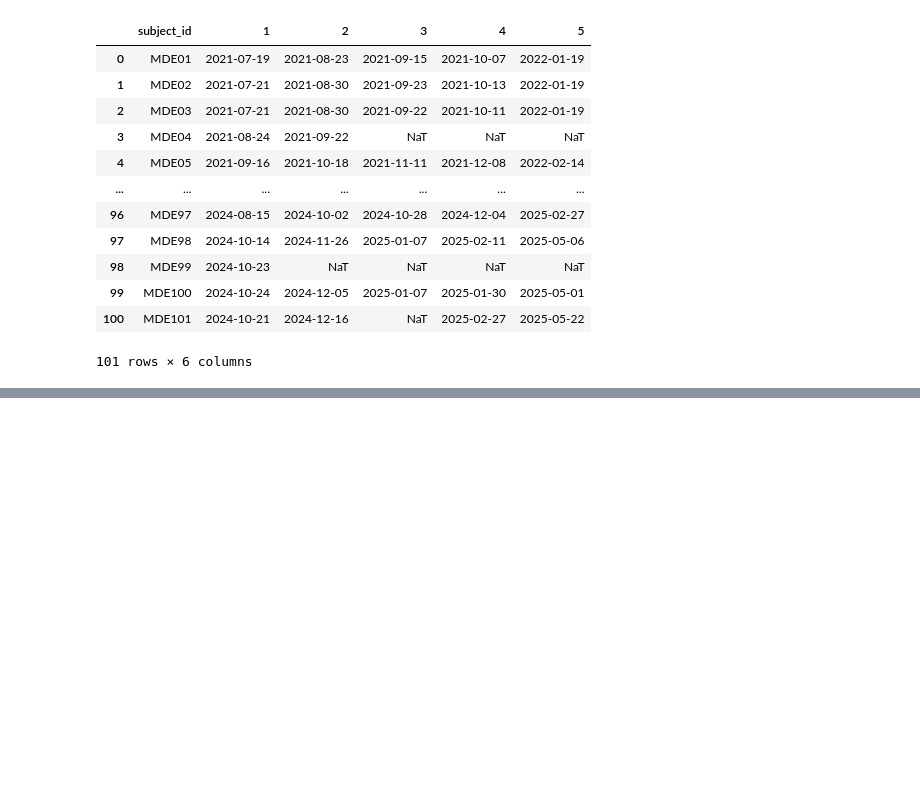
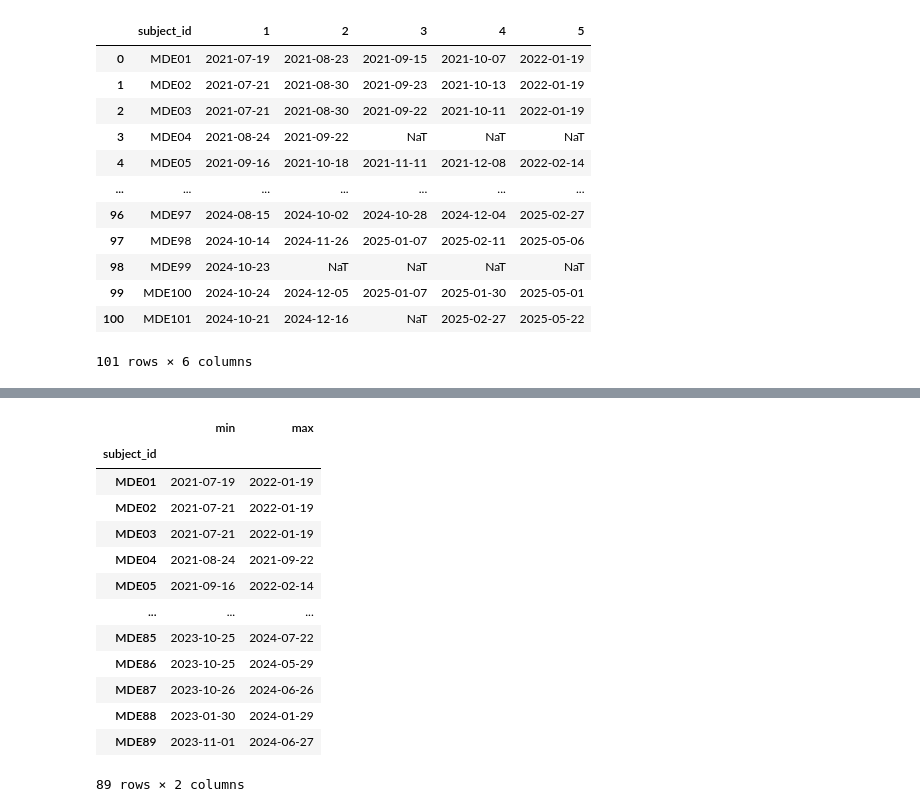
Before and after one commit to OHNLP/activity_tracker, a Jupyter notebook: notebooks/visit_analysis.ipynb, the cells around one changed output, grey strips where cells are left out. Saved outputs shown, nothing was run; the diff lists cells and outputs as text; code cells hidden in the pictures; blank space fills up the shorter version.

```diff
--- a/notebooks/visit_analysis.ipynb
+++ b/notebooks/visit_analysis.ipynb
@@ -19,4 +21,5 @@ mde_study_log_path = pathlib.Path("../data/raw/MDE study log.csv")
 # %%
+
 def make_unique_columns(cols):
     seen = {}
     result = []
@@ -48,8 +51,7 @@ def sanitize_column(col):
 
 def stack_visits(df, group_label):
     df = df.rename(columns={"Participant ID": "subject_id"})
-    visit_markers = sorted([col for col in df.columns if col.startswith("V") and len(col) == 2 and col[1].isdigit()],
-                           key=lambda x: int(x[1:]))
+    visit_markers = sorted([col for col in df.columns if col.startswith("V") and len(col) == 2 and col[1].isdigit()], key=lambda x: int(x[1:]))
 
     all_visits = []
 
@@ -86,4 +88,6 @@ df = df.sort_values(by=["subject_id", "visit_id"]).reset_index(drop=True)
 df = df[["subject_id", "group", "visit_id", "ffp_status", "ffp_score"]]
 df["visit_id"] = df["visit_id"].astype("category")
 df["ffp_status"] = df["ffp_status"].apply(lambda x: int(x) if pd.notnull(x) else pd.NA).astype("category")
+mapping_dict = utils.load_data_mapper(mapper_path)
+df["ffp_status"] = df["ffp_status"].map(mapping_dict["ffp_status"])
 df["ffp_score"] = df["ffp_score"].astype(float)
@@ -286,0 +281,17 @@ df = df.merge(visit_dates_df, on=["subject_id", "visit_id"], how="left")
+# %%
+df.groupby('subject_id')["date"].agg(['min', 'max'])
+# %% [output]
+|  | min | max |
+| subject_id |  |  |
+| MDE01 | 2021-07-19 | 2022-01-19 |
+| MDE02 | 2021-07-21 | 2022-01-19 |
+| MDE03 | 2021-07-21 | 2022-01-19 |
+| MDE04 | 2021-08-24 | 2021-09-22 |
+| MDE05 | 2021-09-16 | 2022-02-14 |
+| ... | ... | ... |
+| MDE85 | 2023-10-25 | 2024-07-22 |
+| MDE86 | 2023-10-25 | 2024-05-29 |
+| MDE87 | 2023-10-26 | 2024-06-26 |
+| MDE88 | 2023-01-30 | 2024-01-29 |
+| MDE89 | 2023-11-01 | 2024-06-27 |
+89 rows × 2 columns
```
Also changed, not shown: parts of 19 cells of this notebook.
